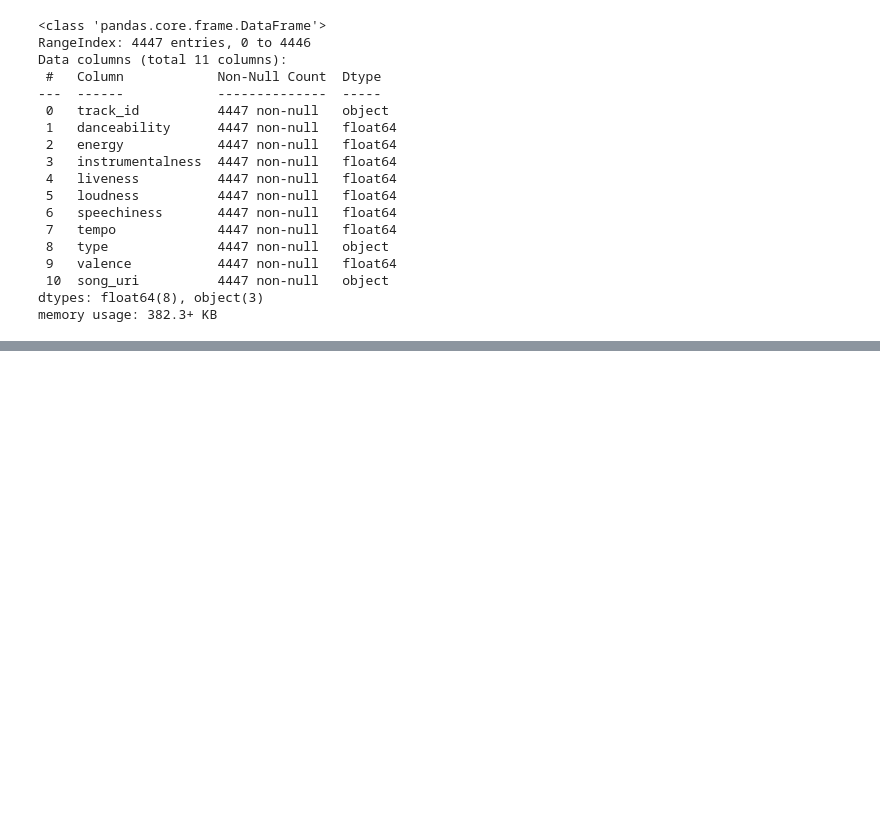
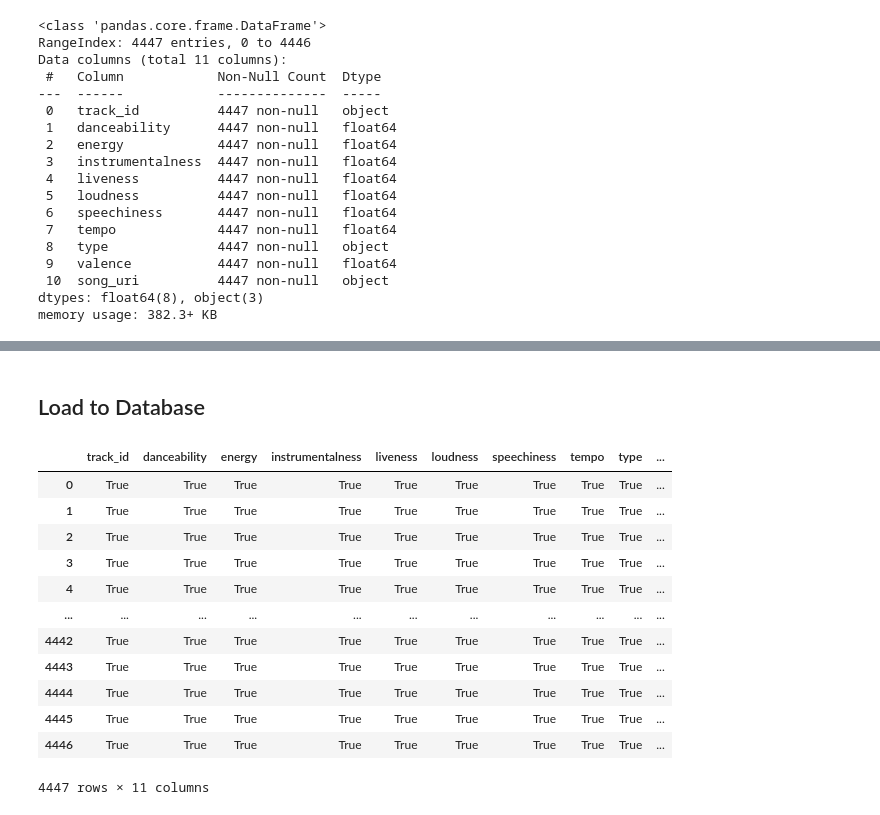
Before and after one commit to vmorenocosta/vanguard_de_project, a Jupyter notebook: submission/notebooks/p1_data_ingestion.ipynb, the cells around one changed output, grey strips where cells are left out. Saved outputs shown, nothing was run; the diff lists cells and outputs as text; code cells hidden in the pictures; blank space fills up the shorter version.

```diff
--- a/submission/notebooks/p1_data_ingestion.ipynb
+++ b/submission/notebooks/p1_data_ingestion.ipynb
@@ -374,0 +426,2 @@ memory usage: 382.3+ KB
+# %% [markdown]
+## Load to Database
@@ -374,0 +442,33 @@ memory usage: 382.3+ KB
+# %%
+def retrieve_table(table_name: str, db: str):
+    conn = sqlite3.connect(f"./{db}.db")
+    c = conn.cursor()
+    data = c.execute(f"""SELECT * FROM {table_name}""").fetchall()
+    columns = c.execute(f"""PRAGMA table_info({table_name})""").fetchall()
+    columns = [columns[i][1] for i in range(0, len(columns))]
+    return pd.DataFrame(data, columns=columns)
+# %%
+table_names = ["artist", "album", "track", "track_feature"]
+tables = [artist_table, album_table, track_table, track_feature_table]
+
+store_tables_in_db(table_names, tables, "spotify")
+# %%
+sql_tables = {}
+for table_name in table_names:
+    sql_tables[f"{table_name}_sql"] = retrieve_table(table_name, "spotify")
+# %%
+(sql_tables["track_feature_sql"] == track_feature_table)
+# %% [output]
+|  | track_id | danceability | energy | instrumentalness | liveness | loudness | speechiness | tempo | type | ... |
+| 0 | True | True | True | True | True | True | True | True | True | ... |
+| 1 | True | True | True | True | True | True | True | True | True | ... |
+| 2 | True | True | True | True | True | True | True | True | True | ... |
+| 3 | True | True | True | True | True | True | True | True | True | ... |
+| 4 | True | True | True | True | True | True | True | True | True | ... |
+| ... | ... | ... | ... | ... | ... | ... | ... | ... | ... | ... |
+| 4442 | True | True | True | True | True | True | True | True | True | ... |
+| 4443 | True | True | True | True | True | True | True | True | True | ... |
+| 4444 | True | True | True | True | True | True | True | True | True | ... |
+| 4445 | True | True | True | True | True | True | True | True | True | ... |
+| 4446 | True | True | True | True | True | True | True | True | True | ... |
+4447 rows × 11 columns
```
Also changed, not shown: parts of 16 cells of this notebook, 4 other files.
